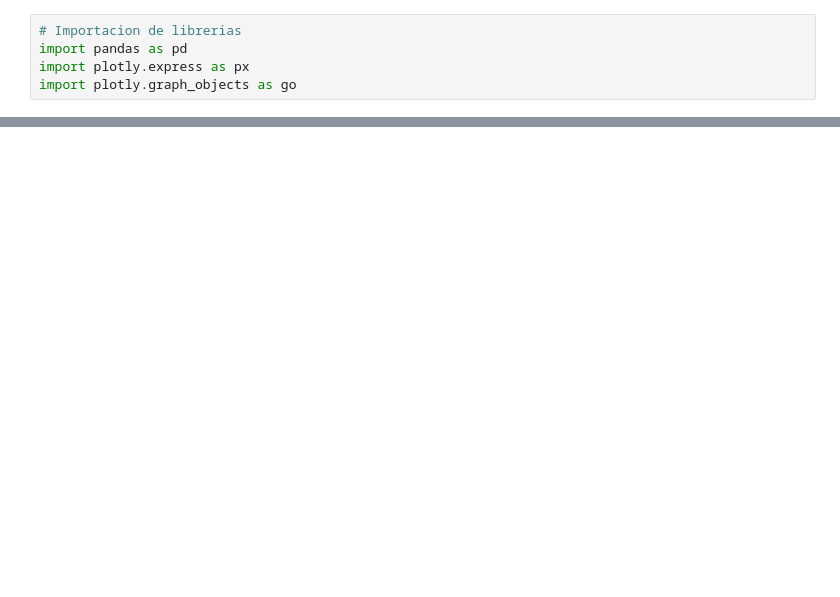
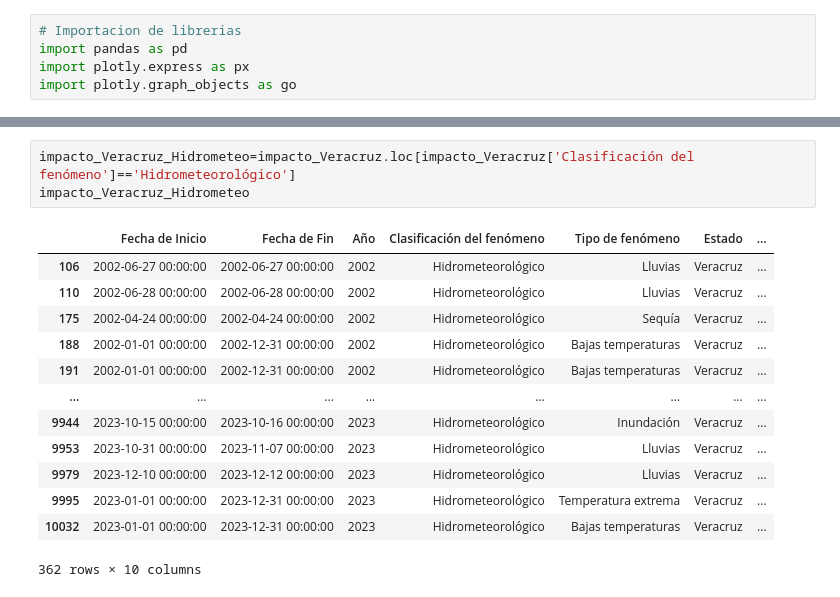
Before and after one commit to enrique34vera/MareaDeDatODS, a Jupyter notebook: scripts/002_LecturaGraficaDatosCENAPRED.ipynb, the cells around one changed output, grey strips where cells are left out. Cells and saved outputs as stored; diff of their text form; blank space fills up the shorter version.

```diff
--- a/scripts/002_LecturaGraficaDatosCENAPRED.ipynb
+++ b/scripts/002_LecturaGraficaDatosCENAPRED.ipynb
@@ -9,0 +40,17 @@ ImportError: `Import openpyxl` failed.  Use pip or conda to install the openpyxl
+# %%
+impacto_Veracruz_Hidrometeo=impacto_Veracruz.loc[impacto_Veracruz['Clasificación del fenómeno']=='Hidrometeorológico']
+impacto_Veracruz_Hidrometeo
+# %% [output]
+|  | Fecha de Inicio | Fecha de Fin | Año | Clasificación del fenómeno | Tipo de fenómeno | Estado | ... |
+| 106 | 2002-06-27 00:00:00 | 2002-06-27 00:00:00 | 2002 | Hidrometeorológico | Lluvias | Veracruz | ... |
+| 110 | 2002-06-28 00:00:00 | 2002-06-28 00:00:00 | 2002 | Hidrometeorológico | Lluvias | Veracruz | ... |
+| 175 | 2002-04-24 00:00:00 | 2002-04-24 00:00:00 | 2002 | Hidrometeorológico | Sequía | Veracruz | ... |
+| 188 | 2002-01-01 00:00:00 | 2002-12-31 00:00:00 | 2002 | Hidrometeorológico | Bajas temperaturas | Veracruz | ... |
+| 191 | 2002-01-01 00:00:00 | 2002-12-31 00:00:00 | 2002 | Hidrometeorológico | Bajas temperaturas | Veracruz | ... |
+| ... | ... | ... | ... | ... | ... | ... | ... |
+| 9944 | 2023-10-15 00:00:00 | 2023-10-16 00:00:00 | 2023 | Hidrometeorológico | Inundación | Veracruz | ... |
+| 9953 | 2023-10-31 00:00:00 | 2023-11-07 00:00:00 | 2023 | Hidrometeorológico | Lluvias | Veracruz | ... |
+| 9979 | 2023-12-10 00:00:00 | 2023-12-12 00:00:00 | 2023 | Hidrometeorológico | Lluvias | Veracruz | ... |
+| 9995 | 2023-01-01 00:00:00 | 2023-12-31 00:00:00 | 2023 | Hidrometeorológico | Temperatura extrema | Veracruz | ... |
+| 10032 | 2023-01-01 00:00:00 | 2023-12-31 00:00:00 | 2023 | Hidrometeorológico | Bajas temperaturas | Veracruz | ... |
+362 rows × 10 columns
```
Also changed, not shown: parts of 7 cells of this notebook, 5 other files.
